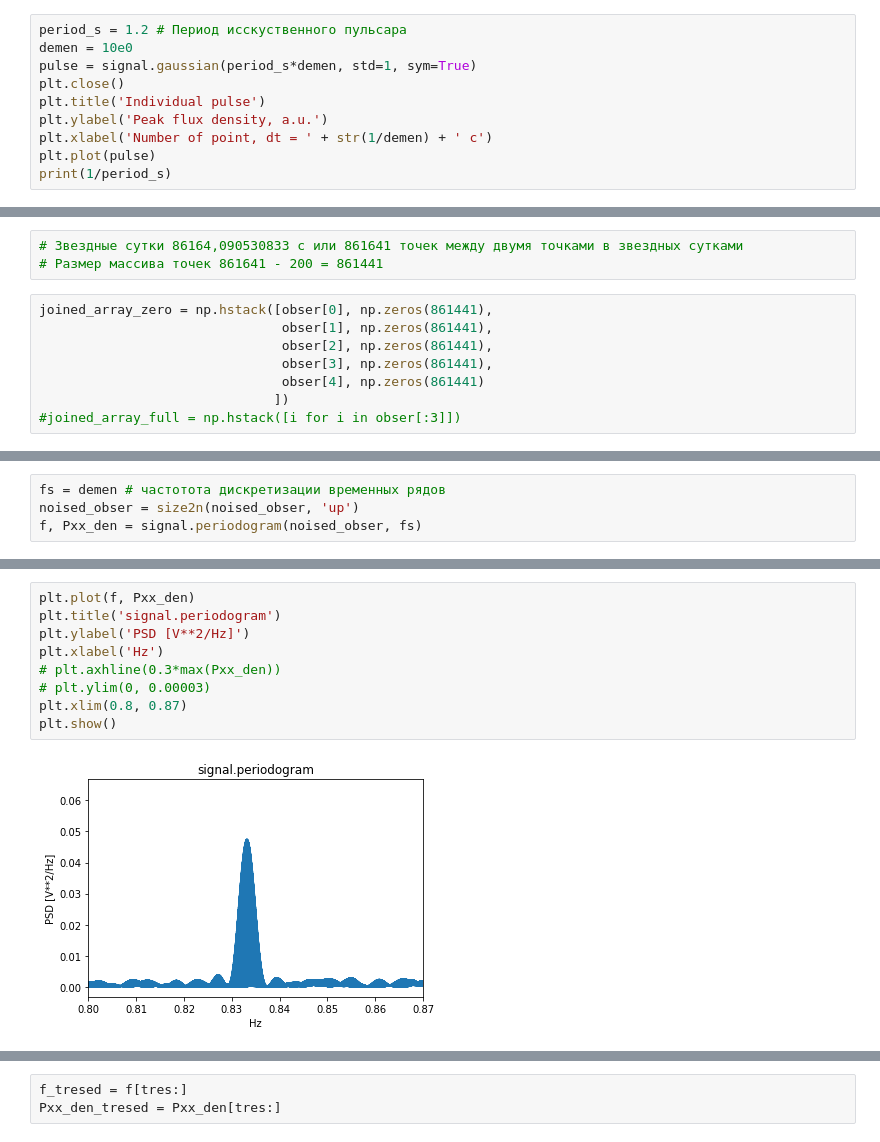
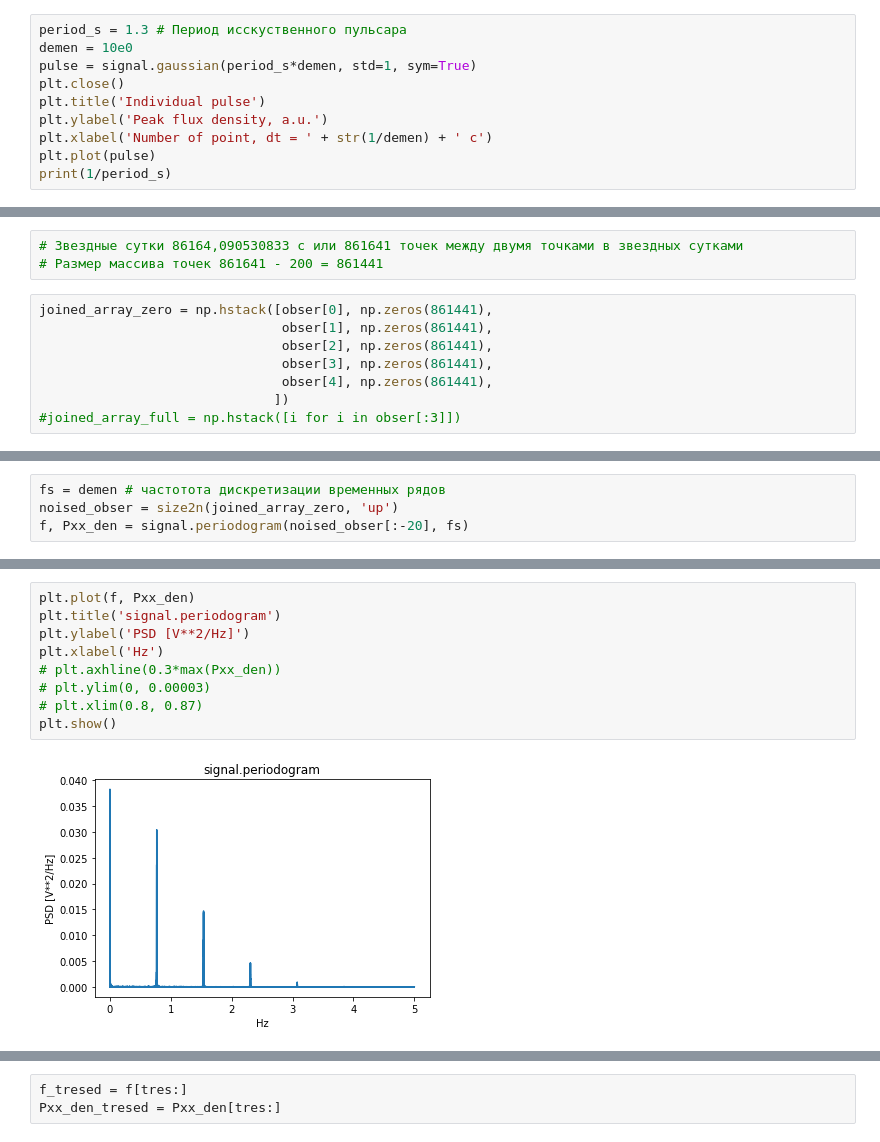
Before and after one commit to KazAndr/bsa3, a Jupyter notebook: pulsar_generator.ipynb, the cells around one changed output, grey strips where cells are left out. Drawn from its saved outputs; the diff is of its cells as text.

```diff
--- a/pulsar_generator.ipynb
+++ b/pulsar_generator.ipynb
@@ -38,7 +38,7 @@ def size2n(array, direction='up'):
     else:
         return array
 # %%
-period_s = 1.2 # Период исскуственного пульсара
+period_s = 1.3 # Период исскуственного пульсара
 demen = 10e0
 pulse = signal.gaussian(period_s*demen, std=1, sym=True)
 plt.close()
@@ -77,7 +77,7 @@ joined_array_zero = np.hstack([obser[0], np.zeros(861441),
                                obser[1], np.zeros(861441),
                                obser[2], np.zeros(861441),
                                obser[3], np.zeros(861441),
-                               obser[4], np.zeros(861441)
+                               obser[4], np.zeros(861441),
                               ])
 #joined_array_full = np.hstack([i for i in obser[:3]])
 # %%
@@ -96,4 +96,4 @@ plt.show()
 # %%
 fs = demen # частотота дискретизации временных рядов
-noised_obser = size2n(noised_obser, 'up')
-f, Pxx_den = signal.periodogram(noised_obser, fs)
+noised_obser = size2n(joined_array_zero, 'up')
+f, Pxx_den = signal.periodogram(noised_obser[:-20], fs)
@@ -111,14 +100,14 @@ f, Pxx_den = signal.periodogram(noised_obser, fs)
 # %%
 plt.plot(f, Pxx_den)
 plt.title('signal.periodogram')
 plt.ylabel('PSD [V**2/Hz]')
 plt.xlabel('Hz')
 # plt.axhline(0.3*max(Pxx_den))
 # plt.ylim(0, 0.00003)
-plt.xlim(0.8, 0.87)
+# plt.xlim(0.8, 0.87)
 plt.show()
 # %% [output]
-[figure, old version]
+[figure, new version]
 # %%
 tres = 10000
 plt.plot(f[tres:],Pxx_den[tres:])
```
Also changed, not shown: parts of 9 cells of this notebook, 2 other files.
